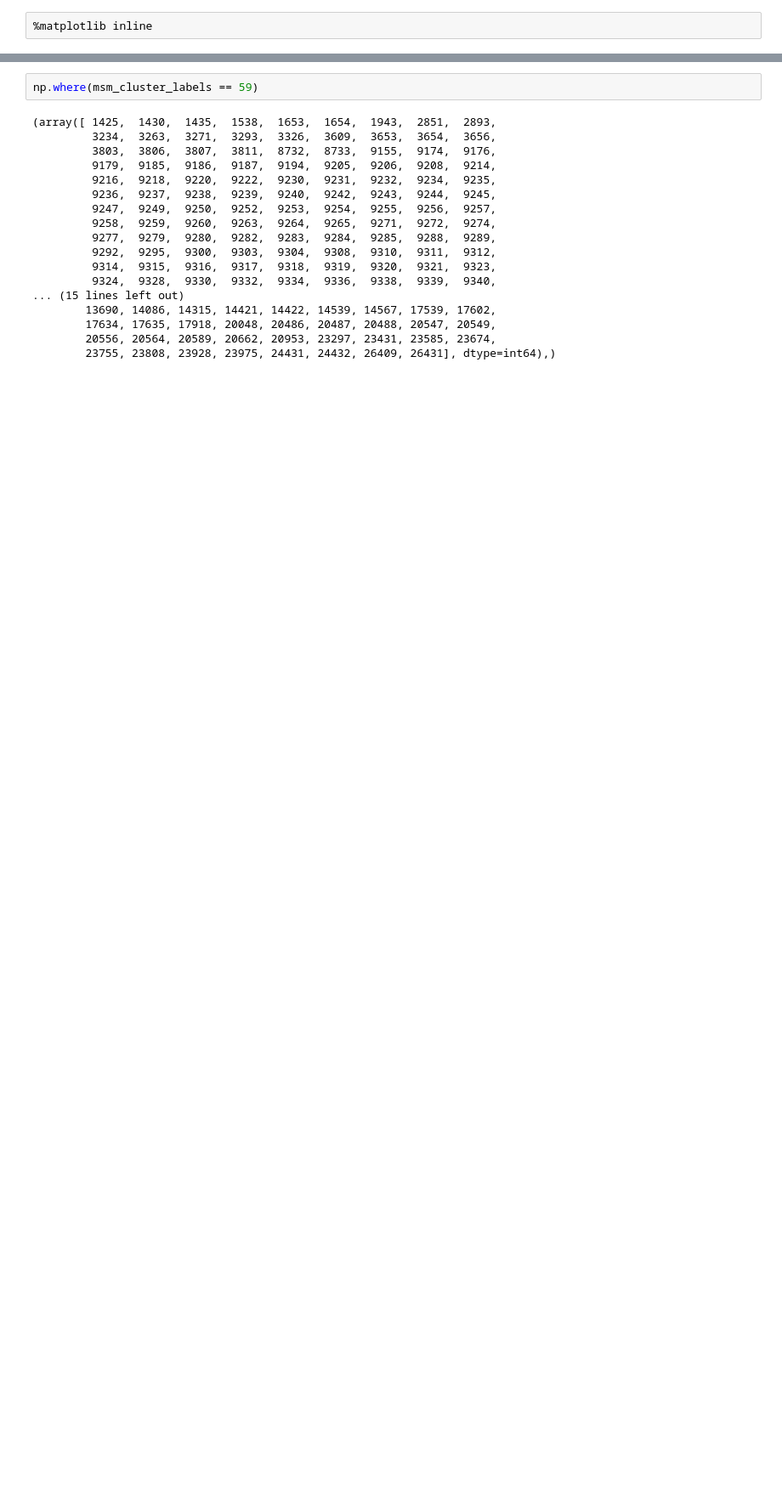
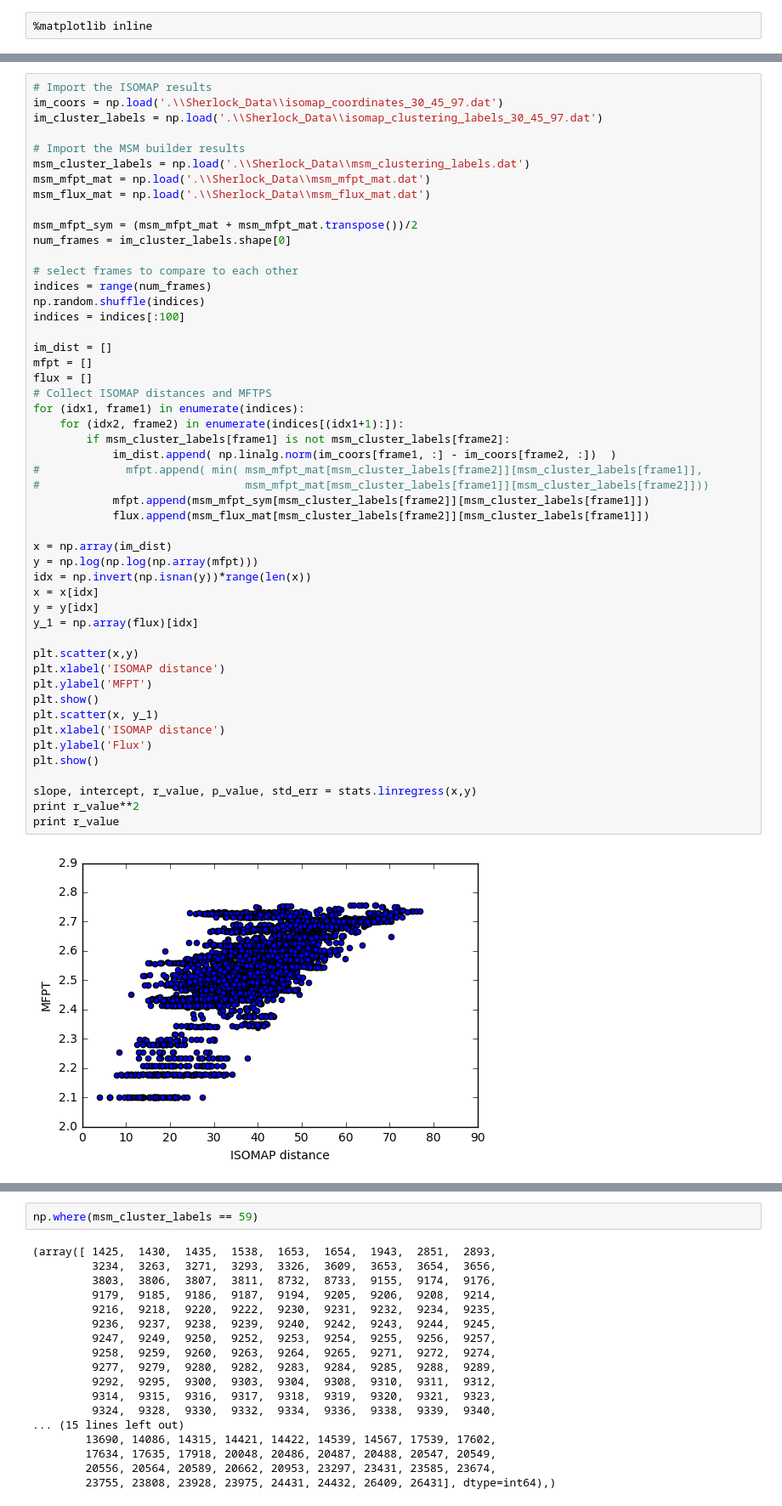
Before and after one commit to alenkran/Protein_Dynamics_TJ, a Jupyter notebook: MSM_Builder_Test/MFPT Correlation Plots.ipynb, the cells around one changed output, grey strips where cells are left out. Shown at 85% size. Cells and saved outputs as stored; diff of their text form; blank space fills up the shorter version.

```diff
--- a/MSM_Builder_Test/MFPT Correlation Plots.ipynb
+++ b/MSM_Builder_Test/MFPT Correlation Plots.ipynb
@@ -5,0 +62,52 @@ import matplotlib.pyplot as plt
+# %%
+# Import the ISOMAP results
+im_coors = np.load('.\\Sherlock_Data\\isomap_coordinates_30_45_97.dat')
+im_cluster_labels = np.load('.\\Sherlock_Data\\isomap_clustering_labels_30_45_97.dat')
+
+# Import the MSM builder results
+msm_cluster_labels = np.load('.\\Sherlock_Data\\msm_clustering_labels.dat')
+msm_mfpt_mat = np.load('.\\Sherlock_Data\\msm_mfpt_mat.dat')
+msm_flux_mat = np.load('.\\Sherlock_Data\\msm_flux_mat.dat')
+
+msm_mfpt_sym = (msm_mfpt_mat + msm_mfpt_mat.transpose())/2
+num_frames = im_cluster_labels.shape[0]
+
+# select frames to compare to each other
+indices = range(num_frames)
+np.random.shuffle(indices)
+indices = indices[:100]
+
+im_dist = []
+mfpt = []
+flux = []
+# Collect ISOMAP distances and MFTPS
+for (idx1, frame1) in enumerate(indices):
+    for (idx2, frame2) in enumerate(indices[(idx1+1):]):
+        if msm_cluster_labels[frame1] is not msm_cluster_labels[frame2]:
+            im_dist.append( np.linalg.norm(im_coors[frame1, :] - im_coors[frame2, :])  )
+#             mfpt.append( min( msm_mfpt_mat[msm_cluster_labels[frame2]][msm_cluster_labels[frame1]],
+#                               msm_mfpt_mat[msm_cluster_labels[frame1]][msm_cluster_labels[frame2]]))
+            mfpt.append(msm_mfpt_sym[msm_cluster_labels[frame2]][msm_cluster_labels[frame1]])
+            flux.append(msm_flux_mat[msm_cluster_labels[frame2]][msm_cluster_labels[frame1]])
+
+x = np.array(im_dist)
+y = np.log(np.log(np.array(mfpt)))
+idx = np.invert(np.isnan(y))*range(len(x))
+x = x[idx]
+y = y[idx]
+y_1 = np.array(flux)[idx]
+
+plt.scatter(x,y)
+plt.xlabel('ISOMAP distance')
+plt.ylabel('MFPT')
+plt.show()
+plt.scatter(x, y_1)
+plt.xlabel('ISOMAP distance')
+plt.ylabel('Flux')
+plt.show()
+
+slope, intercept, r_value, p_value, std_err = stats.linregress(x,y)
+print r_value**2
+print r_value
+# %% [output]
+[figure, added]
```
Also changed, not shown: parts of 6 cells of this notebook, 1 other file.
